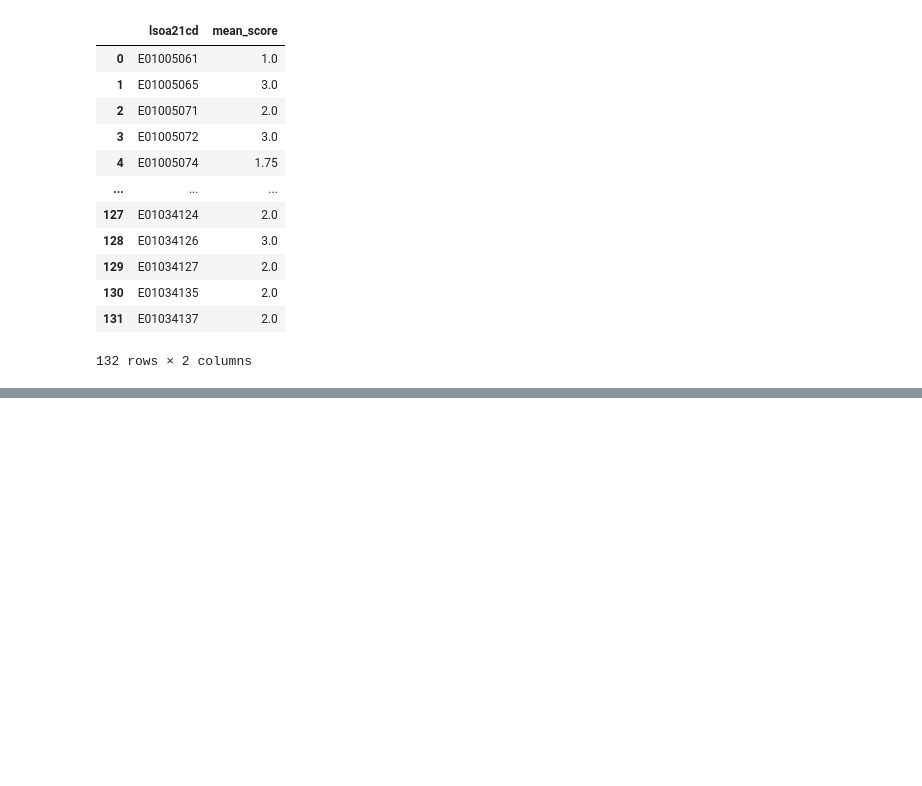
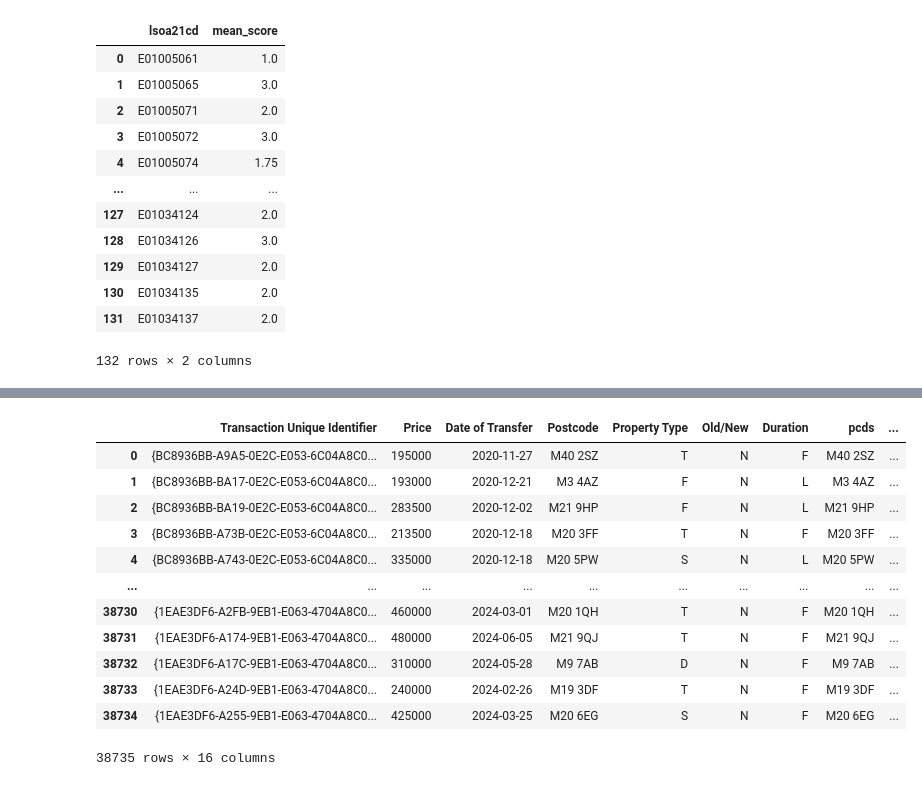
Before and after one commit to jonathanskuy/manchester-property-vs-education, a Jupyter notebook: notebooks/manchester_property_vs_education.ipynb, the cells around one changed output, grey strips where cells are left out. Cells and saved outputs as stored; diff of their text form; code cells hidden in the pictures; blank space fills up the shorter version.

Commit message:
Merging into the Final Dataset

```diff
--- a/notebooks/manchester_property_vs_education.ipynb
+++ b/notebooks/manchester_property_vs_education.ipynb
@@ -639,3 +639,9 @@ df_lsoa_ofsted
 | 130 | E01034135 | 2.0 |
 | 131 | E01034137 | 2.0 |
 132 rows × 2 columns
+# %%
+# Aligning the LSOA column name in df_imd_filtered with the LSOA column name in df_ofsted_lsoa
+
+df_imd_filtered = df_imd_filtered.rename(columns={'LSOA code (2021)': 'lsoa21cd'})
+
+df_imd_filtered
@@ -641,0 +662,6 @@ df_lsoa_ofsted
+# %%
+# Merging the IMD dataset into df_ofsted_lsoa
+
+df_lsoa_ofsted_imd = df_lsoa_ofsted.merge(df_imd_filtered, on='lsoa21cd', how='left')
+
+df_lsoa_ofsted_imd
@@ -641,0 +682,20 @@ df_lsoa_ofsted
+# %%
+# Merging df_lsoa_ofsted_imd into df_transactions_manchester
+
+df_final = df_transactions_manchester.merge(df_lsoa_ofsted_imd, on='lsoa21cd', how='left')
+
+df_final
+# %% [output]
+|  | Transaction Unique Identifier | Price | Date of Transfer | Postcode | Property Type | Old/New | Duration | pcds | ... |
+| 0 | {BC8936BB-A9A5-0E2C-E053-6C04A8C0... | 195000 | 2020-11-27 | M40 2SZ | T | N | F | M40 2SZ | ... |
+| 1 | {BC8936BB-BA17-0E2C-E053-6C04A8C0... | 193000 | 2020-12-21 | M3 4AZ | F | N | L | M3 4AZ | ... |
+| 2 | {BC8936BB-BA19-0E2C-E053-6C04A8C0... | 283500 | 2020-12-02 | M21 9HP | F | N | L | M21 9HP | ... |
+| 3 | {BC8936BB-A73B-0E2C-E053-6C04A8C0... | 213500 | 2020-12-18 | M20 3FF | T | N | F | M20 3FF | ... |
+| 4 | {BC8936BB-A743-0E2C-E053-6C04A8C0... | 335000 | 2020-12-18 | M20 5PW | S | N | L | M20 5PW | ... |
+| ... | ... | ... | ... | ... | ... | ... | ... | ... | ... |
+| 38730 | {1EAE3DF6-A2FB-9EB1-E063-4704A8C0... | 460000 | 2024-03-01 | M20 1QH | T | N | F | M20 1QH | ... |
+| 38731 | {1EAE3DF6-A174-9EB1-E063-4704A8C0... | 480000 | 2024-06-05 | M21 9QJ | T | N | F | M21 9QJ | ... |
+| 38732 | {1EAE3DF6-A17C-9EB1-E063-4704A8C0... | 310000 | 2024-05-28 | M9 7AB | D | N | F | M9 7AB | ... |
+| 38733 | {1EAE3DF6-A24D-9EB1-E063-4704A8C0... | 240000 | 2024-02-26 | M19 3DF | T | N | F | M19 3DF | ... |
+| 38734 | {1EAE3DF6-A255-9EB1-E063-4704A8C0... | 425000 | 2024-03-25 | M20 6EG | S | N | F | M20 6EG | ... |
+38735 rows × 16 columns
```
Also changed, not shown: parts of 2 cells of this notebook.
